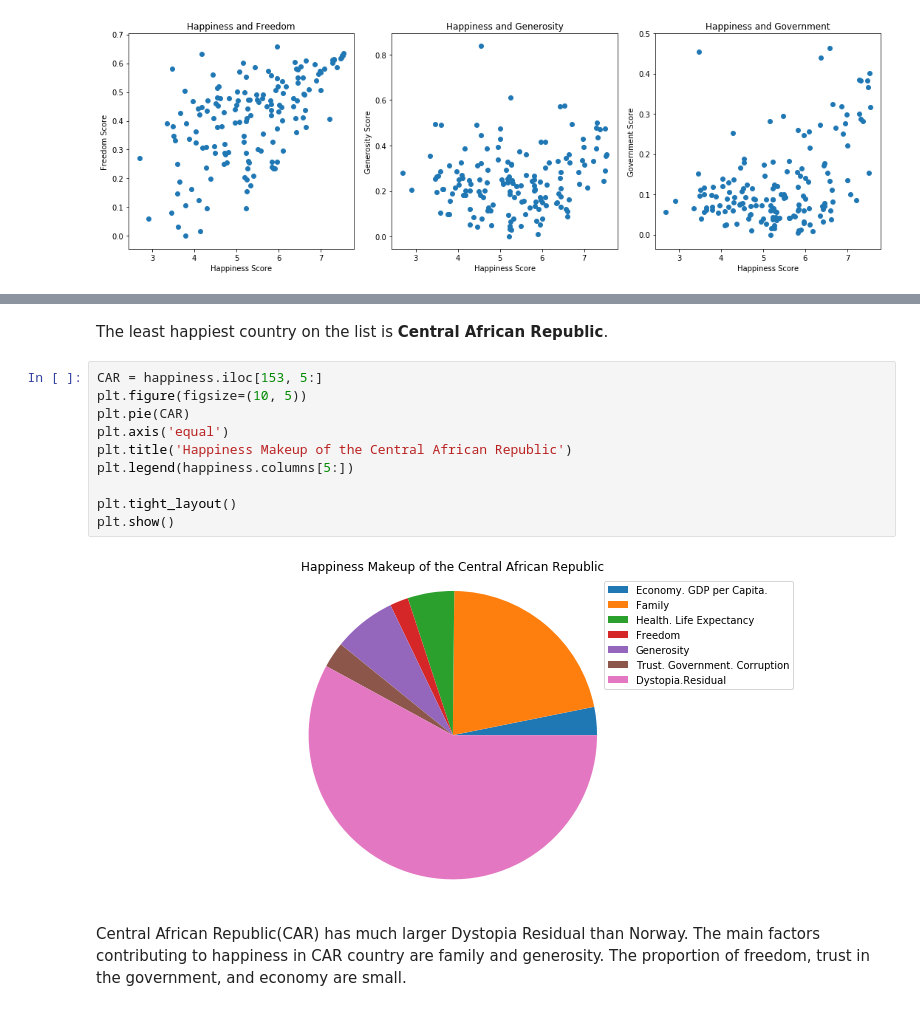
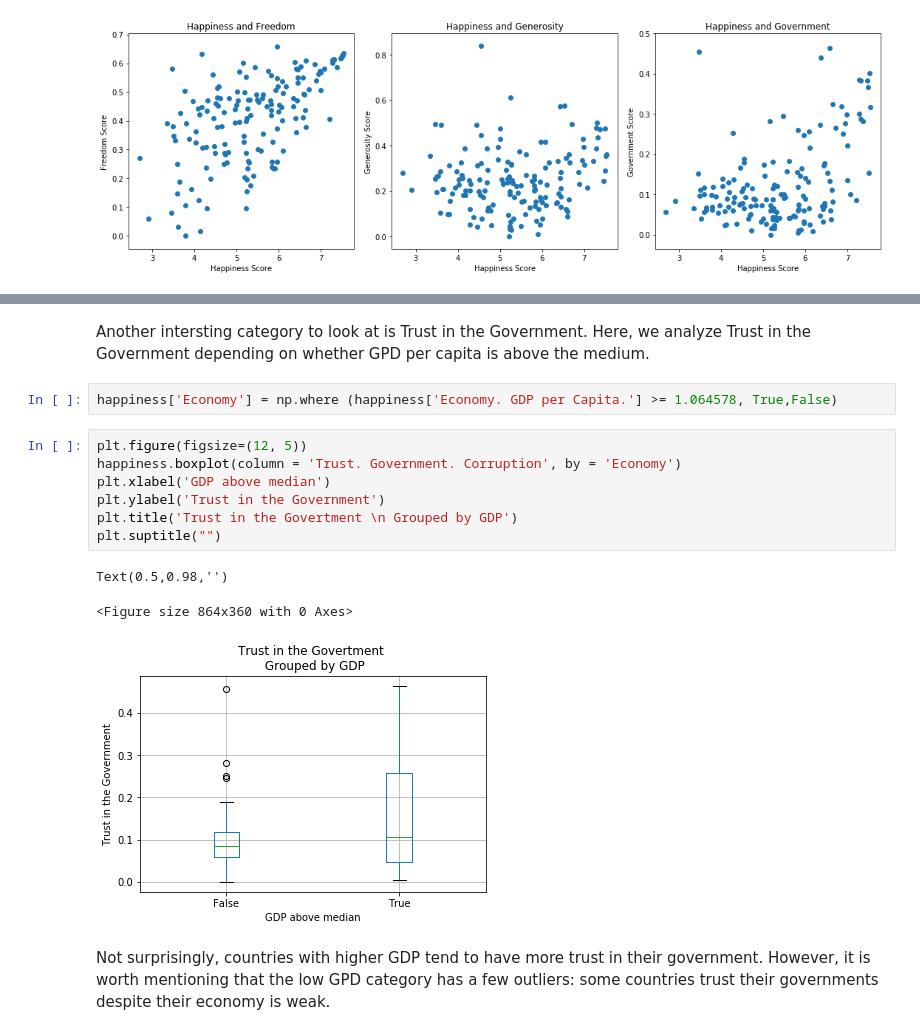
Before and after one commit to innawendell/Describing-Data-, a Jupyter notebook: Happiness.ipynb, the cells around one changed output, grey strips where cells are left out. Cells and saved outputs as stored; diff of their text form.

```diff
--- a/Happiness.ipynb
+++ b/Happiness.ipynb
@@ -164,16 +160,17 @@ happiness.tail()
-# %% [markdown]
-The least happiest country on the list is **Central African Republic**.
-# %%
-CAR = happiness.iloc[153, 5:]
-plt.figure(figsize=(10, 5))
-plt.pie(CAR)
-plt.axis('equal')
-plt.title('Happiness Makeup of the Central African Republic')
-plt.legend(happiness.columns[5:])
-
-plt.tight_layout()
-plt.show()
-# %% [output]
-[figure, removed]
-# %% [markdown]
-Central African Republic(CAR) has much larger Dystopia Residual than Norway. The main factors contributing to happiness in CAR country are family and generosity. The proportion of freedom, trust in the government, and economy are small.
+# %% [markdown]
+Another intersting category to look at is Trust in the Government. Here, we analyze Trust in the Government depending on whether GPD per capita is above the medium.
+# %%
+happiness['Economy'] = np.where (happiness['Economy. GDP per Capita.'] >= 1.064578, True,False)
+# %%
+plt.figure(figsize=(12, 5))
+happiness.boxplot(column = 'Trust. Government. Corruption', by = 'Economy')
+plt.xlabel('GDP above median')
+plt.ylabel('Trust in the Government')
+plt.title('Trust in the Govertment \n Grouped by GDP')
+plt.suptitle("")
+# %% [output]
+Text(0.5,0.98,'')
+<Figure size 864x360 with 0 Axes>
+[figure, added]
+# %% [markdown]
+Not surprisingly, countries with higher GDP tend to have more trust in their government. However, it is worth mentioning that the low GPD category has a few outliers: some countries trust their governments despite their economy is weak.
```
Also changed, not shown: parts of 14 cells of this notebook.
